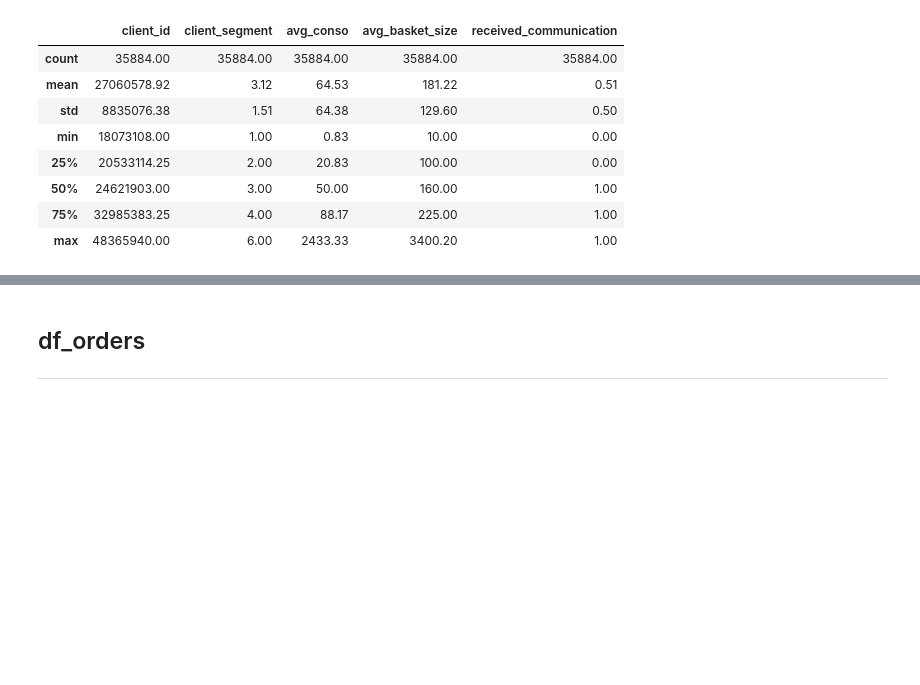
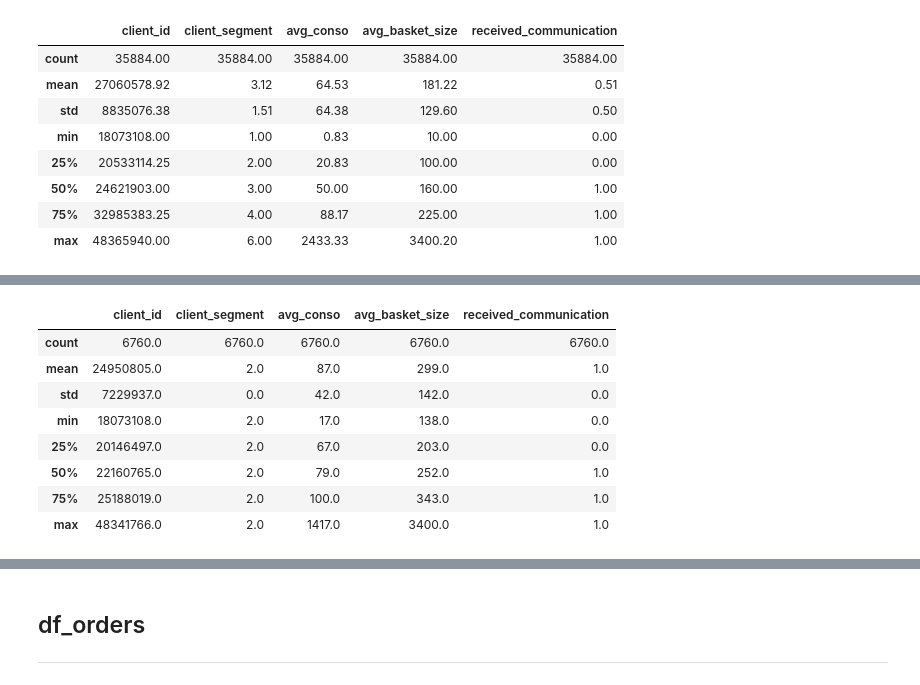
Before and after one commit to Javier-Alfonso-DS/S07T01_Hypothesis_Testing, a Jupyter notebook: S07T01_Hypothesis_Testing.ipynb, the cells around one changed output, grey strips where cells are left out. Saved outputs shown, nothing was run; the diff lists cells and outputs as text; code cells hidden in the pictures; blank space fills up the shorter version.

```diff
--- a/S07T01_Hypothesis_Testing.ipynb
+++ b/S07T01_Hypothesis_Testing.ipynb
@@ -146,0 +158,14 @@ client_id
+# %%
+# Analicemos clientes por segmento:
+# Segmento 2
+round(df_clients[df_clients.client_segment == 2].describe())
+# %% [output]
+|  | client_id | client_segment | avg_conso | avg_basket_size | received_communication |
+| count | 6760.0 | 6760.0 | 6760.0 | 6760.0 | 6760.0 |
+| mean | 24950805.0 | 2.0 | 87.0 | 299.0 | 1.0 |
+| std | 7229937.0 | 0.0 | 42.0 | 142.0 | 0.0 |
+| min | 18073108.0 | 2.0 | 17.0 | 138.0 | 0.0 |
+| 25% | 20146497.0 | 2.0 | 67.0 | 203.0 | 0.0 |
+| 50% | 22160765.0 | 2.0 | 79.0 | 252.0 | 1.0 |
+| 75% | 25188019.0 | 2.0 | 100.0 | 343.0 | 1.0 |
+| max | 48341766.0 | 2.0 | 1417.0 | 3400.0 | 1.0 |
```
Also changed, not shown: parts of 9 cells of this notebook, 2 other files.
